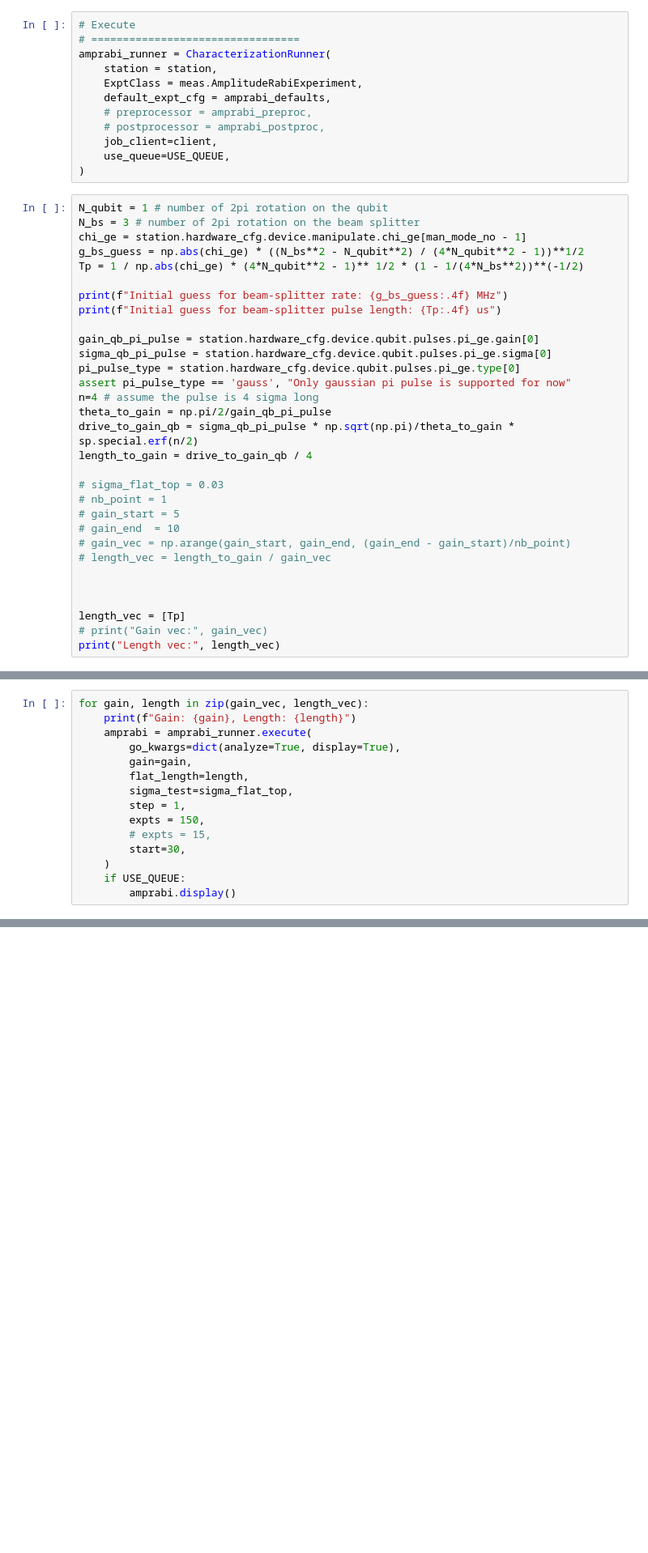
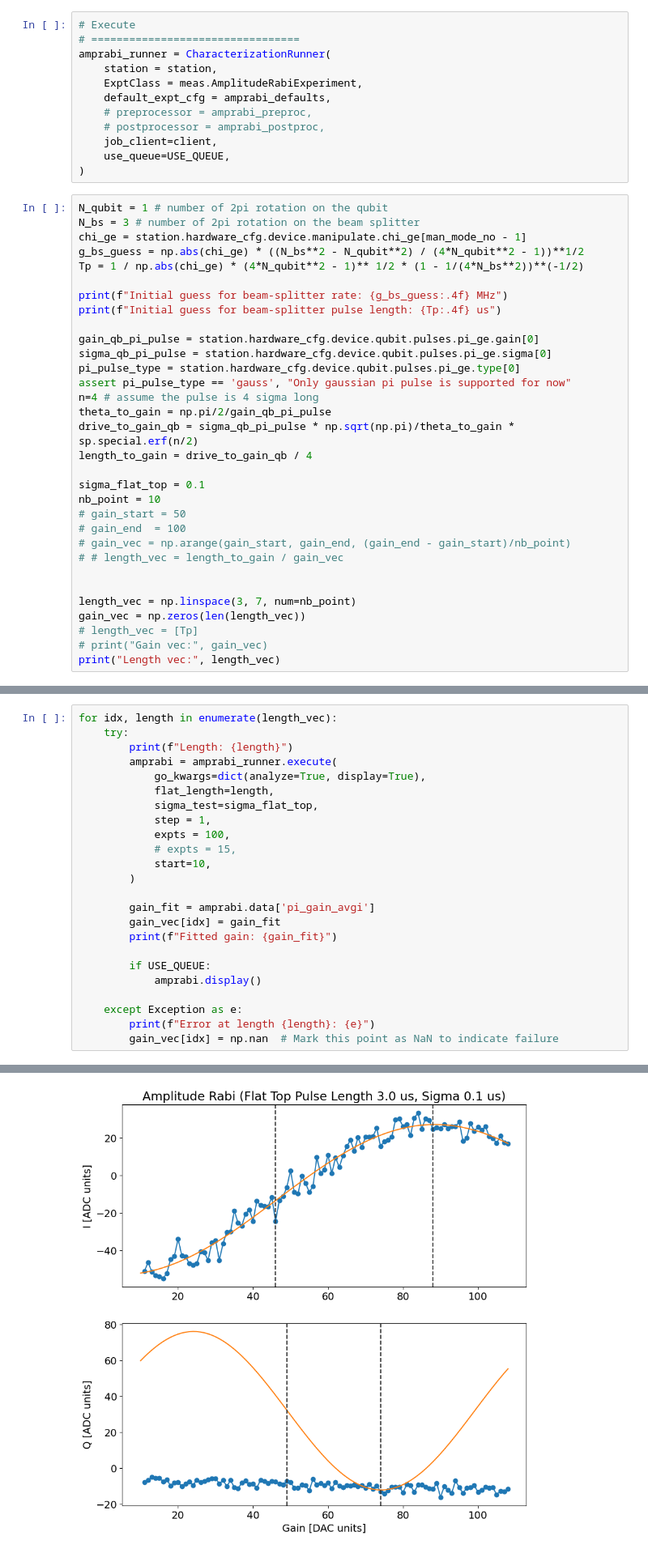
Before and after one commit to SchusterLab/multimode_expts, a Jupyter notebook: measurement_notebooks/QEC/Dual_Rail.ipynb, the cells around one changed output, grey strips where cells are left out. Shown at 81% size. Drawn from its saved outputs; the diff is of its cells as text; blank space fills up the shorter version.

```diff
--- a/measurement_notebooks/QEC/Dual_Rail.ipynb
+++ b/measurement_notebooks/QEC/Dual_Rail.ipynb
@@ -566,15 +580,16 @@ theta_to_gain = np.pi/2/gain_qb_pi_pulse
 drive_to_gain_qb = sigma_qb_pi_pulse * np.sqrt(np.pi)/theta_to_gain * sp.special.erf(n/2)
 length_to_gain = drive_to_gain_qb / 4
 
-# sigma_flat_top = 0.03
-# nb_point = 1
-# gain_start = 5
-# gain_end  = 10
+sigma_flat_top = 0.1
+nb_point = 10
+# gain_start = 50
+# gain_end  = 100
 # gain_vec = np.arange(gain_start, gain_end, (gain_end - gain_start)/nb_point)
-# length_vec = length_to_gain / gain_vec
+# # length_vec = length_to_gain / gain_vec
 
 
-
-length_vec = [Tp]
+length_vec = np.linspace(3, 7, num=nb_point)
+gain_vec = np.zeros(len(length_vec))
+# length_vec = [Tp]
 # print("Gain vec:", gain_vec)
 print("Length vec:", length_vec)
@@ -581,15 +601,25 @@ print("Length vec:", length_vec)
 # %%
-for gain, length in zip(gain_vec, length_vec):
-    print(f"Gain: {gain}, Length: {length}")
-    amprabi = amprabi_runner.execute(
-        go_kwargs=dict(analyze=True, display=True),
-        gain=gain,
-        flat_length=length,
-        sigma_test=sigma_flat_top,
-        step = 1,
-        expts = 150,
-        # expts = 15,
-        start=30,
-    )
-    if USE_QUEUE:
-        amprabi.display()
+for idx, length in enumerate(length_vec):
+    try:
+        print(f"Length: {length}")
+        amprabi = amprabi_runner.execute(
+            go_kwargs=dict(analyze=True, display=True),
+            flat_length=length,
+            sigma_test=sigma_flat_top,
+            step = 1,
+            expts = 100,
+            # expts = 15,
+            start=10,
+        )
+
+        gain_fit = amprabi.data['pi_gain_avgi']
+        gain_vec[idx] = gain_fit
+        print(f"Fitted gain: {gain_fit}")
+
+        if USE_QUEUE:
+            amprabi.display()
+
+    except Exception as e:
+        print(f"Error at length {length}: {e}")
+        gain_vec[idx] = np.nan  # Mark this point as NaN to indicate failure
+# %% [output]
@@ -595,0 +643 @@ for gain, length in zip(gain_vec, length_vec):
+[figure, added]
```
Also changed, not shown: parts of 16 cells of this notebook, 9 other files.
